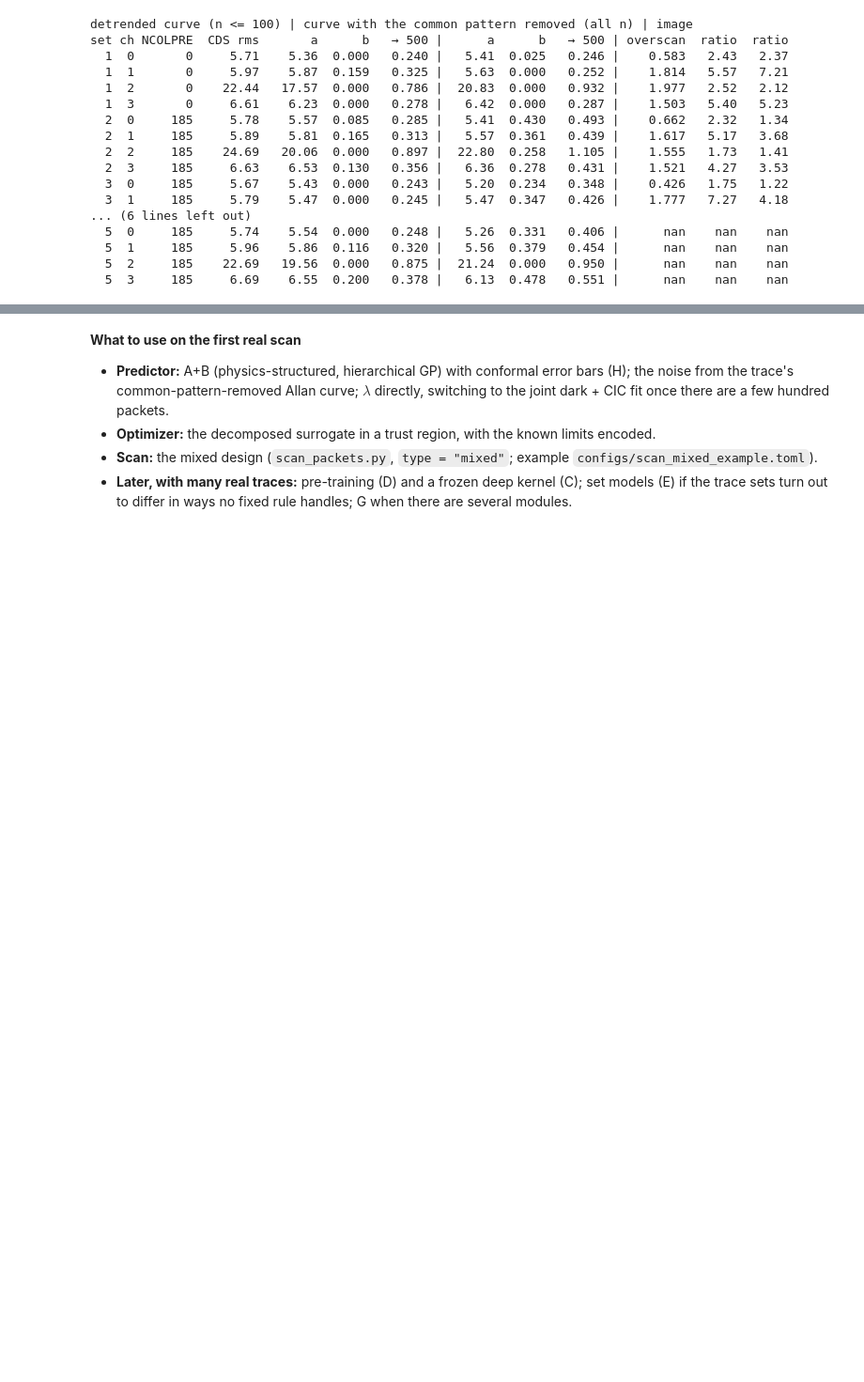
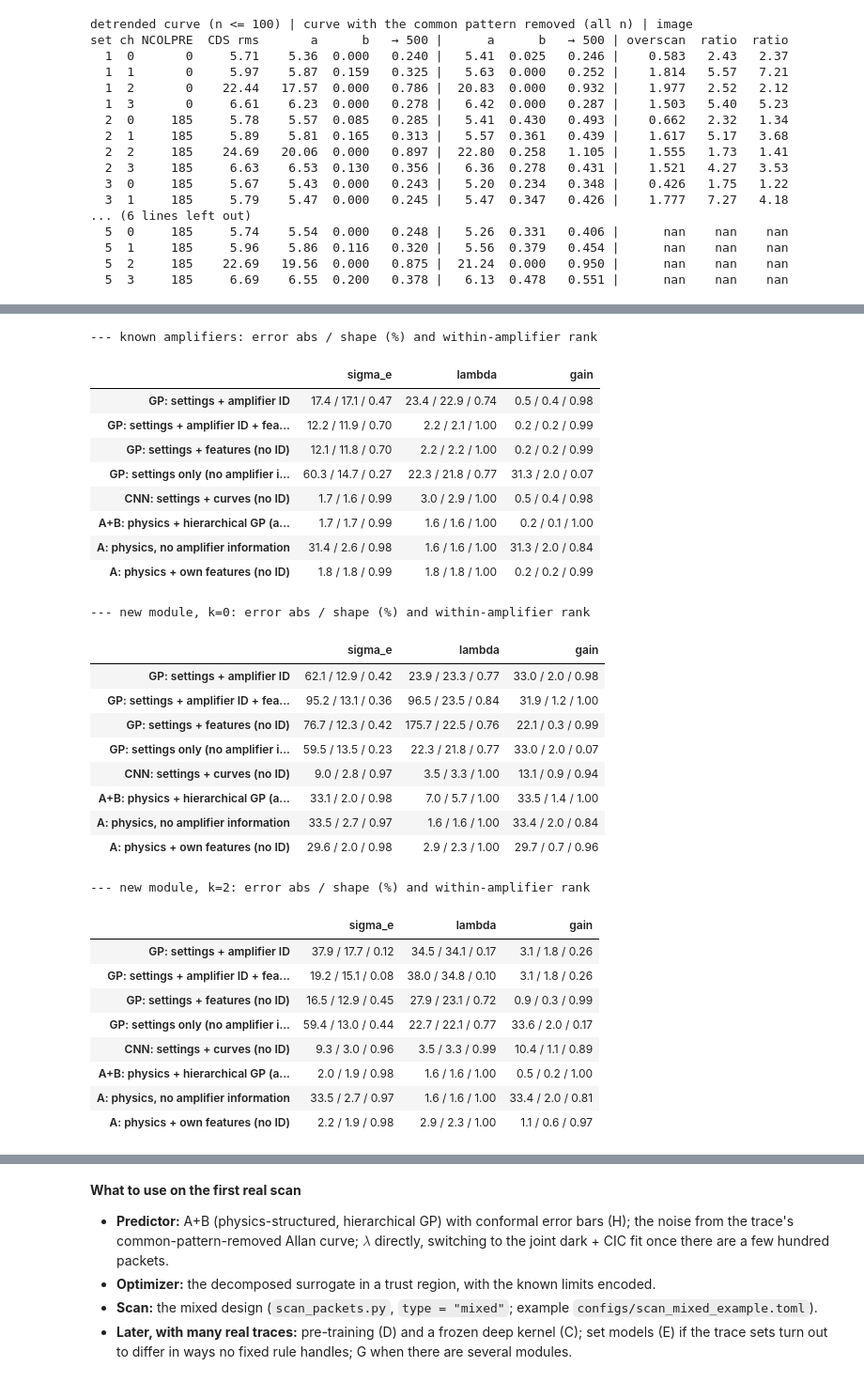
Before and after one commit to Dylan-Rosenmerkel/ccd_opt_ml, a Jupyter notebook: notebooks/ml_remaining_models.ipynb, the cells around one changed output, grey strips where cells are left out. Shown at 94% size. Cells and saved outputs as stored; diff of their text form; code cells hidden in the pictures; blank space fills up the shorter version.

Commit message:
Notebook: amplifier-label section with results; context updated
Co-Authored-By: Claude Opus 5.5 <noreply@anthropic.com>

```diff
--- a/notebooks/ml_remaining_models.ipynb
+++ b/notebooks/ml_remaining_models.ipynb
@@ -319,0 +331,38 @@ Most benchmarks used one training scan. `benchmark_seeds.py` repeats the key com
+# %%
+A = load("amp_information_summary.json")
+if A:
+    for key, by_label in A.items():
+        print(f"--- {key}: error abs / shape (%) and within-amplifier rank")
+        display(pd.DataFrame({t: {lab: f"{100 * e[t]['abs']:.1f} / {100 * e[t]['shape']:.1f} / {e[t]['rank']:.2f}" for lab, e in by_label.items()}
+                              for t in TARGETS}))
+# %% [output]
+--- known amplifiers: error abs / shape (%) and within-amplifier rank
+|  | sigma_e | lambda | gain |
+| GP: settings + amplifier ID | 17.4 / 17.1 / 0.47 | 23.4 / 22.9 / 0.74 | 0.5 / 0.4 / 0.98 |
+| GP: settings + amplifier ID + fea... | 12.2 / 11.9 / 0.70 | 2.2 / 2.1 / 1.00 | 0.2 / 0.2 / 0.99 |
+| GP: settings + features (no ID) | 12.1 / 11.8 / 0.70 | 2.2 / 2.2 / 1.00 | 0.2 / 0.2 / 0.99 |
+| GP: settings only (no amplifier i... | 60.3 / 14.7 / 0.27 | 22.3 / 21.8 / 0.77 | 31.3 / 2.0 / 0.07 |
+| CNN: settings + curves (no ID) | 1.7 / 1.6 / 0.99 | 3.0 / 2.9 / 1.00 | 0.5 / 0.4 / 0.98 |
+| A+B: physics + hierarchical GP (a... | 1.7 / 1.7 / 0.99 | 1.6 / 1.6 / 1.00 | 0.2 / 0.1 / 1.00 |
+| A: physics, no amplifier information | 31.4 / 2.6 / 0.98 | 1.6 / 1.6 / 1.00 | 31.3 / 2.0 / 0.84 |
+| A: physics + own features (no ID) | 1.8 / 1.8 / 0.99 | 1.8 / 1.8 / 1.00 | 0.2 / 0.2 / 0.99 |
+--- new module, k=0: error abs / shape (%) and within-amplifier rank
+|  | sigma_e | lambda | gain |
+| GP: settings + amplifier ID | 62.1 / 12.9 / 0.42 | 23.9 / 23.3 / 0.77 | 33.0 / 2.0 / 0.98 |
+| GP: settings + amplifier ID + fea... | 95.2 / 13.1 / 0.36 | 96.5 / 23.5 / 0.84 | 31.9 / 1.2 / 1.00 |
+| GP: settings + features (no ID) | 76.7 / 12.3 / 0.42 | 175.7 / 22.5 / 0.76 | 22.1 / 0.3 / 0.99 |
+| GP: settings only (no amplifier i... | 59.5 / 13.5 / 0.23 | 22.3 / 21.8 / 0.77 | 33.0 / 2.0 / 0.07 |
+| CNN: settings + curves (no ID) | 9.0 / 2.8 / 0.97 | 3.5 / 3.3 / 1.00 | 13.1 / 0.9 / 0.94 |
+| A+B: physics + hierarchical GP (a... | 33.1 / 2.0 / 0.98 | 7.0 / 5.7 / 1.00 | 33.5 / 1.4 / 1.00 |
+| A: physics, no amplifier information | 33.5 / 2.7 / 0.97 | 1.6 / 1.6 / 1.00 | 33.4 / 2.0 / 0.84 |
+| A: physics + own features (no ID) | 29.6 / 2.0 / 0.98 | 2.9 / 2.3 / 1.00 | 29.7 / 0.7 / 0.96 |
+--- new module, k=2: error abs / shape (%) and within-amplifier rank
+|  | sigma_e | lambda | gain |
+| GP: settings + amplifier ID | 37.9 / 17.7 / 0.12 | 34.5 / 34.1 / 0.17 | 3.1 / 1.8 / 0.26 |
+| GP: settings + amplifier ID + fea... | 19.2 / 15.1 / 0.08 | 38.0 / 34.8 / 0.10 | 3.1 / 1.8 / 0.26 |
+| GP: settings + features (no ID) | 16.5 / 12.9 / 0.45 | 27.9 / 23.1 / 0.72 | 0.9 / 0.3 / 0.99 |
+| GP: settings only (no amplifier i... | 59.4 / 13.0 / 0.44 | 22.7 / 22.1 / 0.77 | 33.6 / 2.0 / 0.17 |
+| CNN: settings + curves (no ID) | 9.3 / 3.0 / 0.96 | 3.5 / 3.3 / 0.99 | 10.4 / 1.1 / 0.89 |
+| A+B: physics + hierarchical GP (a... | 2.0 / 1.9 / 0.98 | 1.6 / 1.6 / 1.00 | 0.5 / 0.2 / 1.00 |
+| A: physics, no amplifier information | 33.5 / 2.7 / 0.97 | 1.6 / 1.6 / 1.00 | 33.4 / 2.0 / 0.81 |
+| A: physics + own features (no ID) | 2.2 / 1.9 / 0.98 | 2.9 / 2.3 / 1.00 | 1.1 / 0.6 / 0.97 |
```
Also changed, not shown: parts of 8 cells of this notebook, 2 other files.
